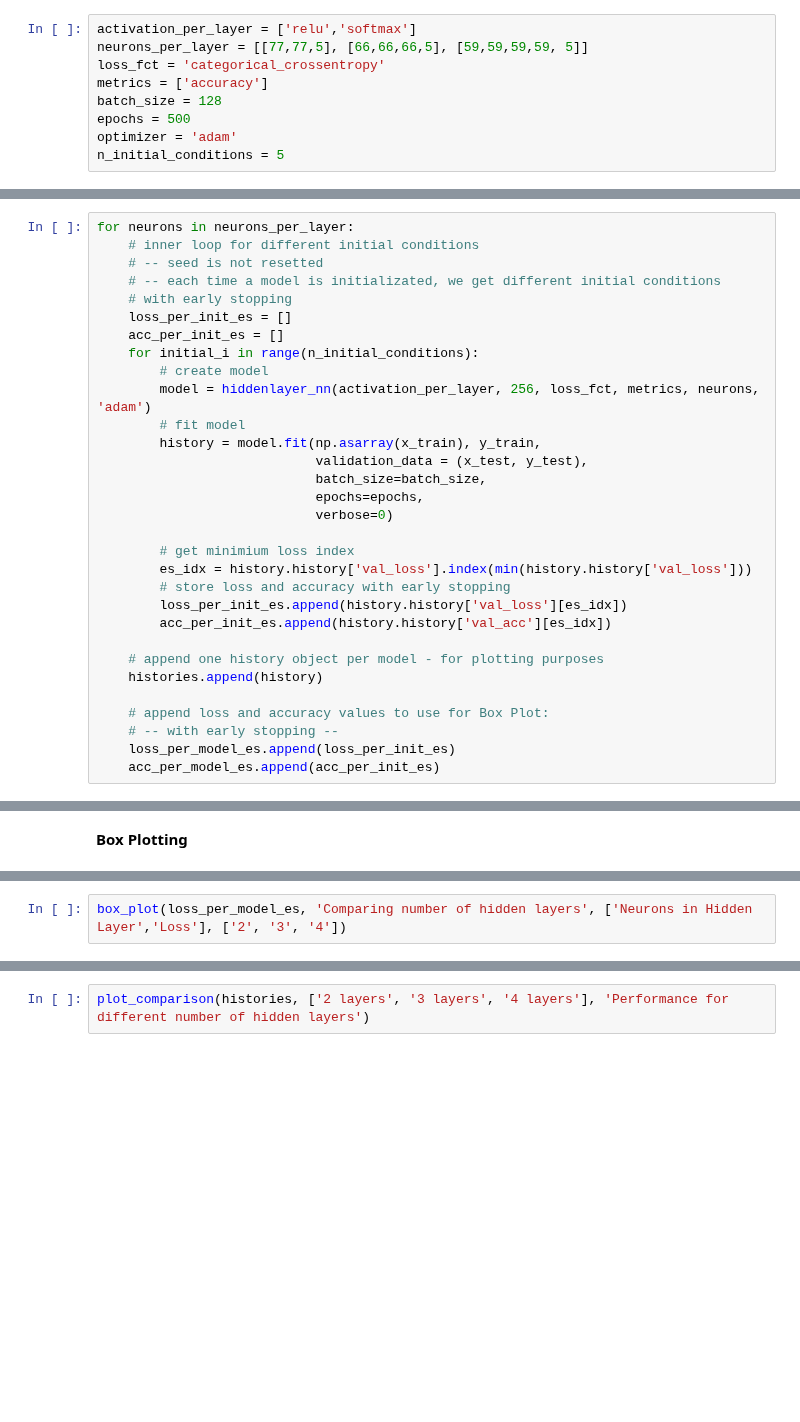
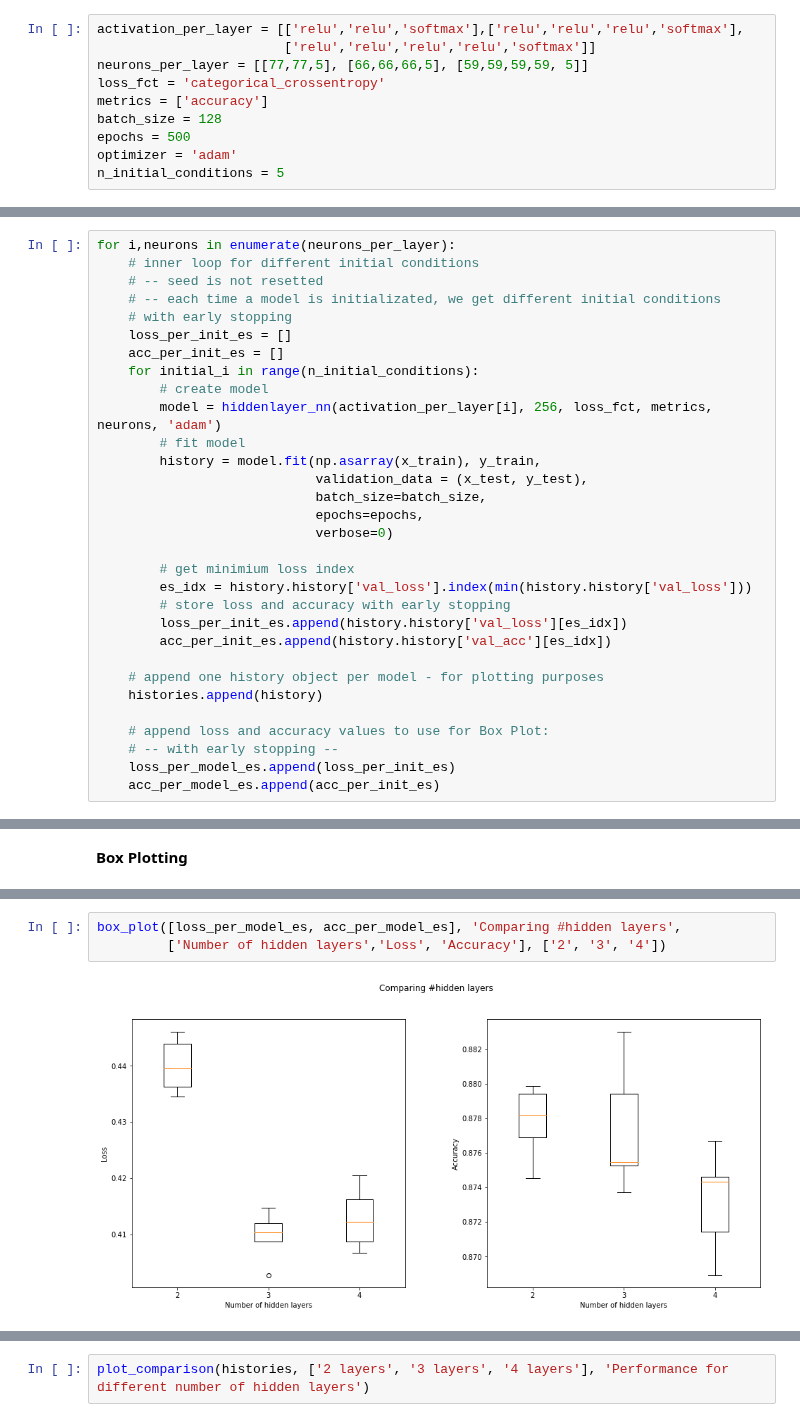
Before and after one commit to denngan/ann, a Jupyter notebook: miniproject1/miniproject1.ipynb, the cells around one changed output, grey strips where cells are left out. Cells and saved outputs as stored; diff of their text form; blank space fills up the shorter version.

```diff
--- a/miniproject1/miniproject1.ipynb
+++ b/miniproject1/miniproject1.ipynb
@@ -699,7 +708,8 @@ K=3:  N_h = 66
 
 K=4   N_h = 59
 # %%
-activation_per_layer = ['relu','softmax']
+activation_per_layer = [['relu','relu','softmax'],['relu','relu','relu','softmax'],
+                        ['relu','relu','relu','relu','softmax']]
 neurons_per_layer = [[77,77,5], [66,66,66,5], [59,59,59,59, 5]]
 loss_fct = 'categorical_crossentropy'
 metrics = ['accuracy']
@@ -717,7 +727,7 @@ acc_per_model_es = []
 # array to store one history per model, for plot purposes
 histories = []
 # %%
-for neurons in neurons_per_layer:
+for i,neurons in enumerate(neurons_per_layer):
     # inner loop for different initial conditions
     # -- seed is not resetted
     # -- each time a model is initializated, we get different initial conditions
@@ -726,7 +736,7 @@ for neurons in neurons_per_layer:
     acc_per_init_es = []
     for initial_i in range(n_initial_conditions):
         # create model
-        model = hiddenlayer_nn(activation_per_layer, 256, loss_fct, metrics, neurons, 'adam')
+        model = hiddenlayer_nn(activation_per_layer[i], 256, loss_fct, metrics, neurons, 'adam')
         # fit model
         history = model.fit(np.asarray(x_train), y_train,
                             validation_data = (x_test, y_test),
@@ -754,2 +780,5 @@ for neurons in neurons_per_layer:
 # %%
-box_plot(loss_per_model_es, 'Comparing number of hidden layers', ['Neurons in Hidden Layer','Loss'], ['2', '3', '4'])
+box_plot([loss_per_model_es, acc_per_model_es], 'Comparing #hidden layers',
+         ['Number of hidden layers','Loss', 'Accuracy'], ['2', '3', '4'])
+# %% [output]
+[figure, added]
```
Also changed, not shown: parts of 15 cells of this notebook.
